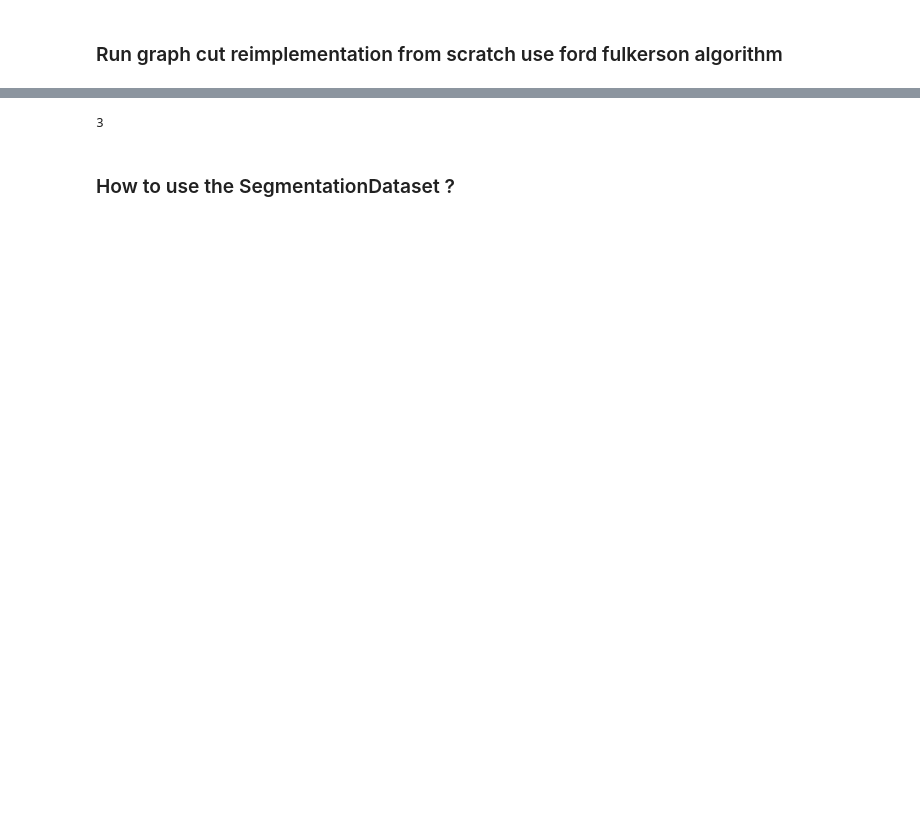
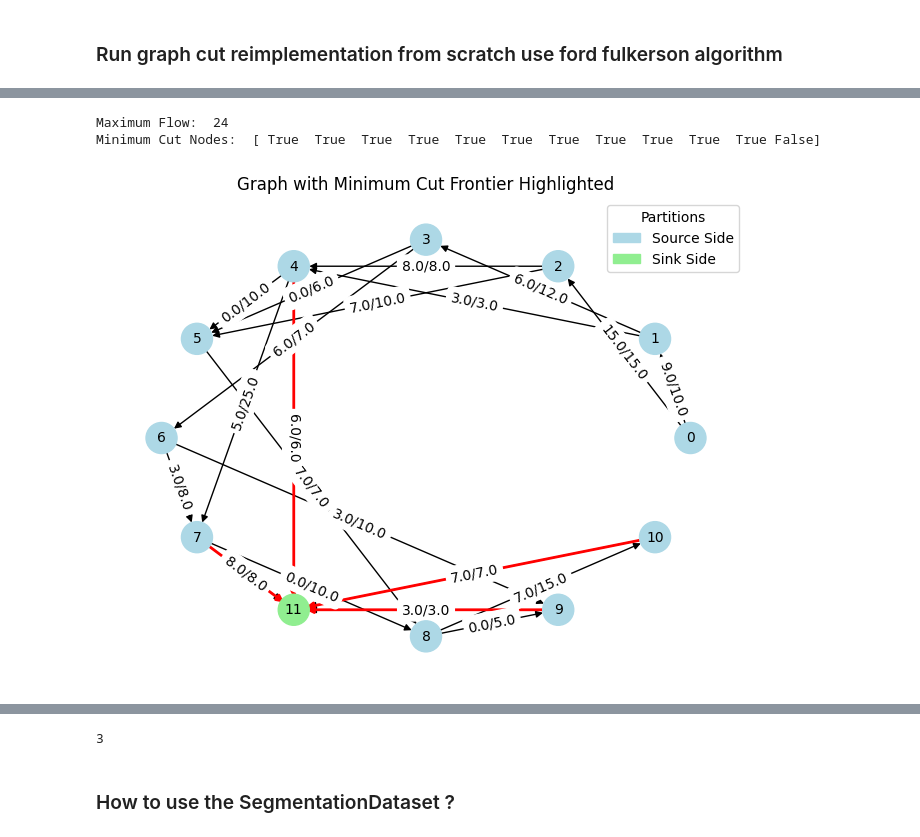
Before and after one commit to abatifol/graphCut_image_segmentation, a Jupyter notebook: example.ipynb, the cells around one changed output, grey strips where cells are left out. Drawn from its saved outputs; the diff is of its cells as text; code cells hidden in the pictures; blank space fills up the shorter version.

```diff
--- a/example.ipynb
+++ b/example.ipynb
@@ -13,3 +48,46 @@ from matplotlib import pyplot as plt
+# %%
+# Example usage with a more complex graph
+g = GraphCut(12)
+
+# Adding edges with varying capacities
+g.add_edge(0, 1, 10)
+g.add_edge(0, 2, 15)
+g.add_edge(1, 3, 12)
+g.add_edge(1, 4, 3)
+g.add_edge(2, 5, 10)
+g.add_edge(2, 4, 8)
+g.add_edge(3, 6, 7)
+g.add_edge(4, 5, 10)
+g.add_edge(4, 7, 25)
+g.add_edge(5, 8, 7)
+g.add_edge(6, 9, 10)
+g.add_edge(7, 8, 10)
+g.add_edge(8, 9, 5)
+g.add_edge(8, 10, 15)
+g.add_edge(9, 11, 3)
+g.add_edge(10, 11, 7)
+g.add_edge(6, 7, 8)
+g.add_edge(7,11,8)
+g.add_edge(4, 11, 6)
+g.add_edge(3, 5, 6)
+
+# Define source and sink
+source = 0
+sink = 11
+
+# Find maximum flow and minimum cut
+max_flow = g.ford_fulkerson(source, sink)
+min_cut_nodes = g.min_cut(source)
+
+print("Maximum Flow: ", max_flow)
+print("Minimum Cut Nodes: ", min_cut_nodes)
+
+# Visualize the graph and highlight min-cut
+g.display_graph_and_min_cut(source, sink)
+# %% [output]
+Maximum Flow:  24
+Minimum Cut Nodes:  [ True  True  True  True  True  True  True  True  True  True  True False]
+[figure, added]
 # %%
 # Example usage 2 (small graph to display result)
 g = GraphCut(6)
```
Also changed, not shown: parts of 3 cells of this notebook, 3 other files.
